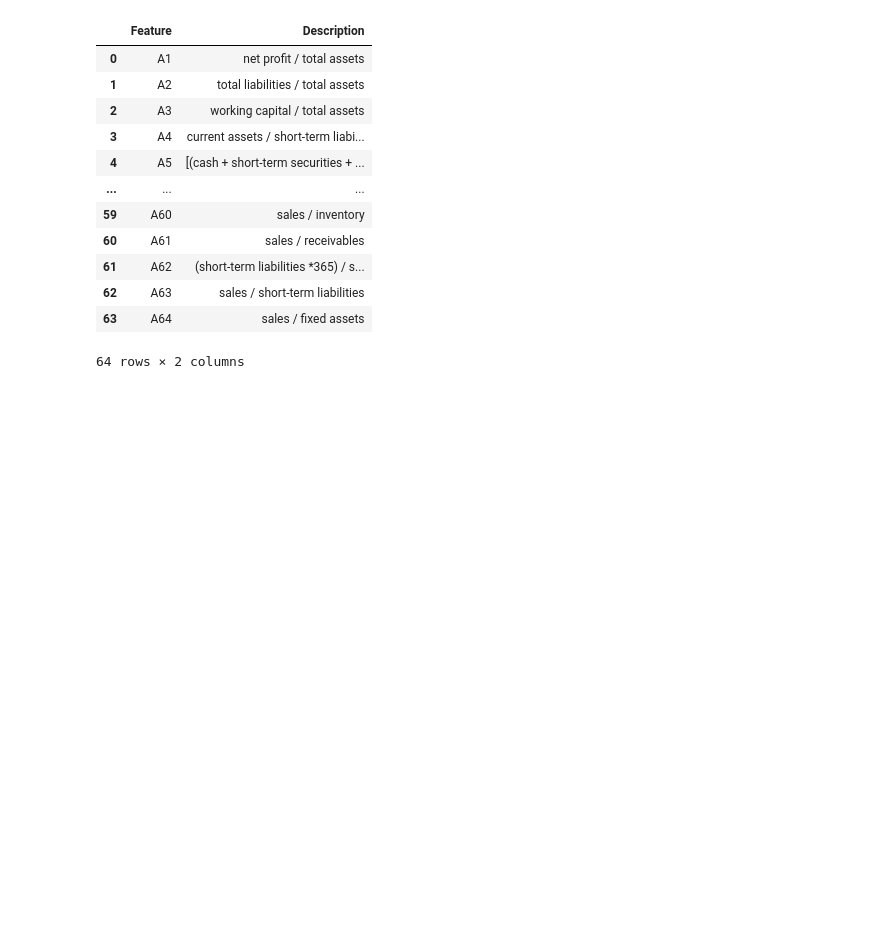
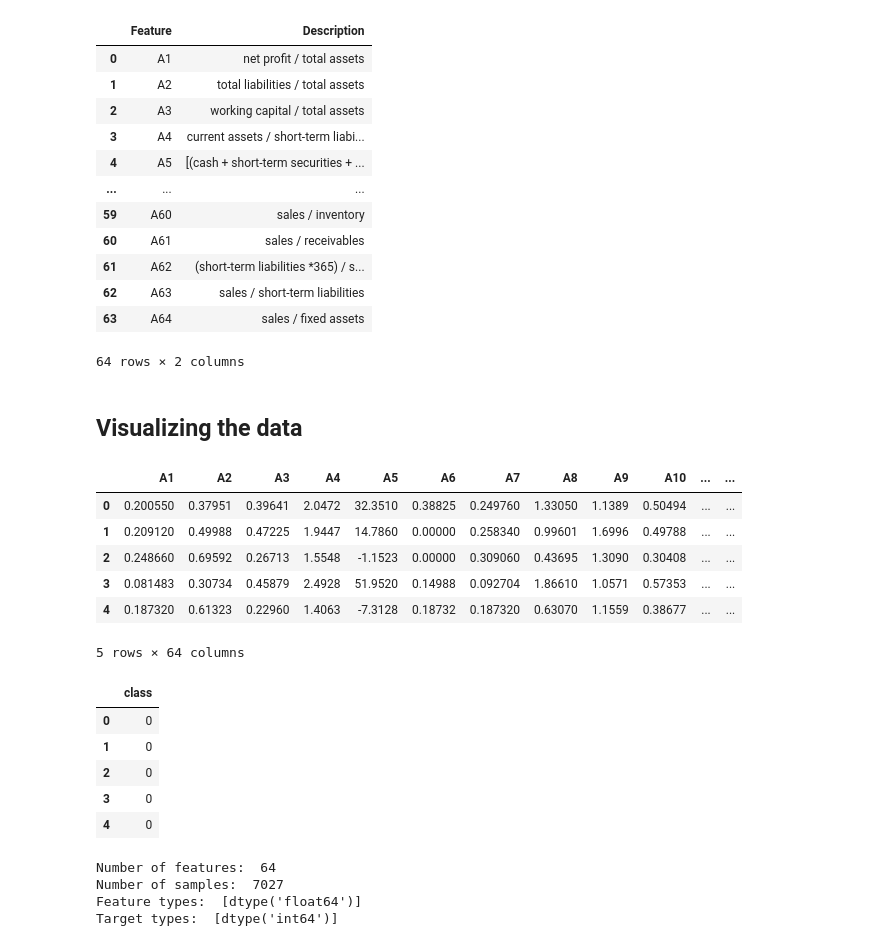
Before and after one commit to piotrdurniat/ml-l1-pcb, a Jupyter notebook: uczenie-maszynowe-lab-1.ipynb, the cells around one changed output. Cells and saved outputs as stored; diff of their text form; code cells hidden in the pictures; blank space fills up the shorter version.

```diff
--- a/uczenie-maszynowe-lab-1.ipynb
+++ b/uczenie-maszynowe-lab-1.ipynb
@@ -154,3 +168,40 @@ display(pd.DataFrame(feature_description, columns=["Feature", "Description"]))
 | 62 | A63 | sales / short-term liabilities |
 | 63 | A64 | sales / fixed assets |
 64 rows × 2 columns
+# %% [markdown]
+## Visualizing the data
+# %%
+# Choose only samples from year = 1
+# and remove the year column
+
+year = 1
+filter_idx = X_all["year"] == year
+
+X = X_all[filter_idx].drop(columns=["year"])
+y = y_all[filter_idx]
+
+display(X.head())
+display(y.head())
+
+print("Number of features: ", X.shape[1])
+print("Number of samples: ", X.shape[0])
+print("Feature types: ", X.dtypes.unique())
+print("Target types: ", y.dtypes.unique())
+# %% [output]
+|  | A1 | A2 | A3 | A4 | A5 | A6 | A7 | A8 | A9 | A10 | ... | ... |
+| 0 | 0.200550 | 0.37951 | 0.39641 | 2.0472 | 32.3510 | 0.38825 | 0.249760 | 1.33050 | 1.1389 | 0.50494 | ... | ... |
+| 1 | 0.209120 | 0.49988 | 0.47225 | 1.9447 | 14.7860 | 0.00000 | 0.258340 | 0.99601 | 1.6996 | 0.49788 | ... | ... |
+| 2 | 0.248660 | 0.69592 | 0.26713 | 1.5548 | -1.1523 | 0.00000 | 0.309060 | 0.43695 | 1.3090 | 0.30408 | ... | ... |
+| 3 | 0.081483 | 0.30734 | 0.45879 | 2.4928 | 51.9520 | 0.14988 | 0.092704 | 1.86610 | 1.0571 | 0.57353 | ... | ... |
+| 4 | 0.187320 | 0.61323 | 0.22960 | 1.4063 | -7.3128 | 0.18732 | 0.187320 | 0.63070 | 1.1559 | 0.38677 | ... | ... |
+5 rows × 64 columns
+|  | class |
+| 0 | 0 |
+| 1 | 0 |
+| 2 | 0 |
+| 3 | 0 |
+| 4 | 0 |
+Number of features:  64
+Number of samples:  7027
+Feature types:  [dtype('float64')]
+Target types:  [dtype('int64')]
```
Also changed, not shown: parts of 10 cells of this notebook.
